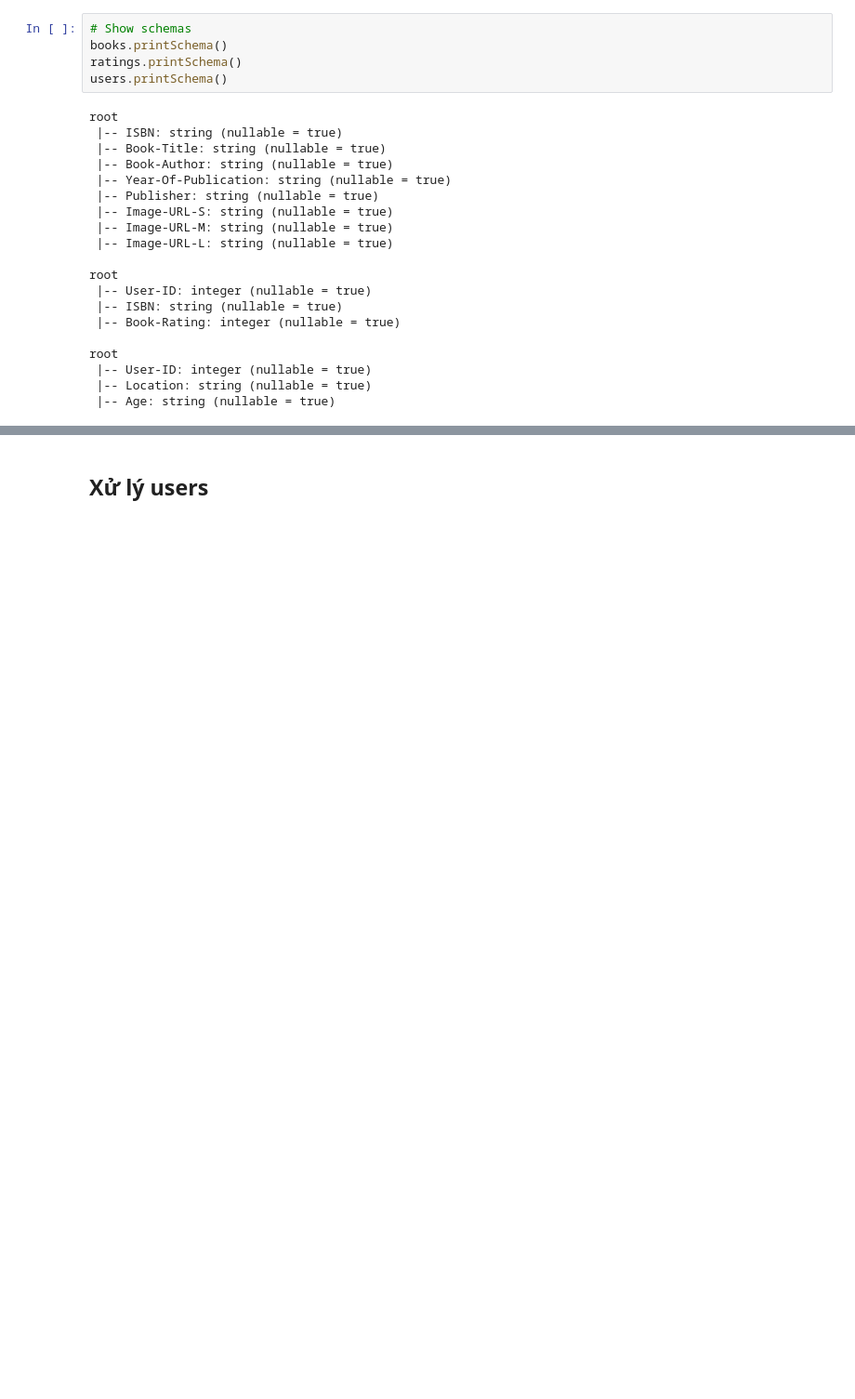
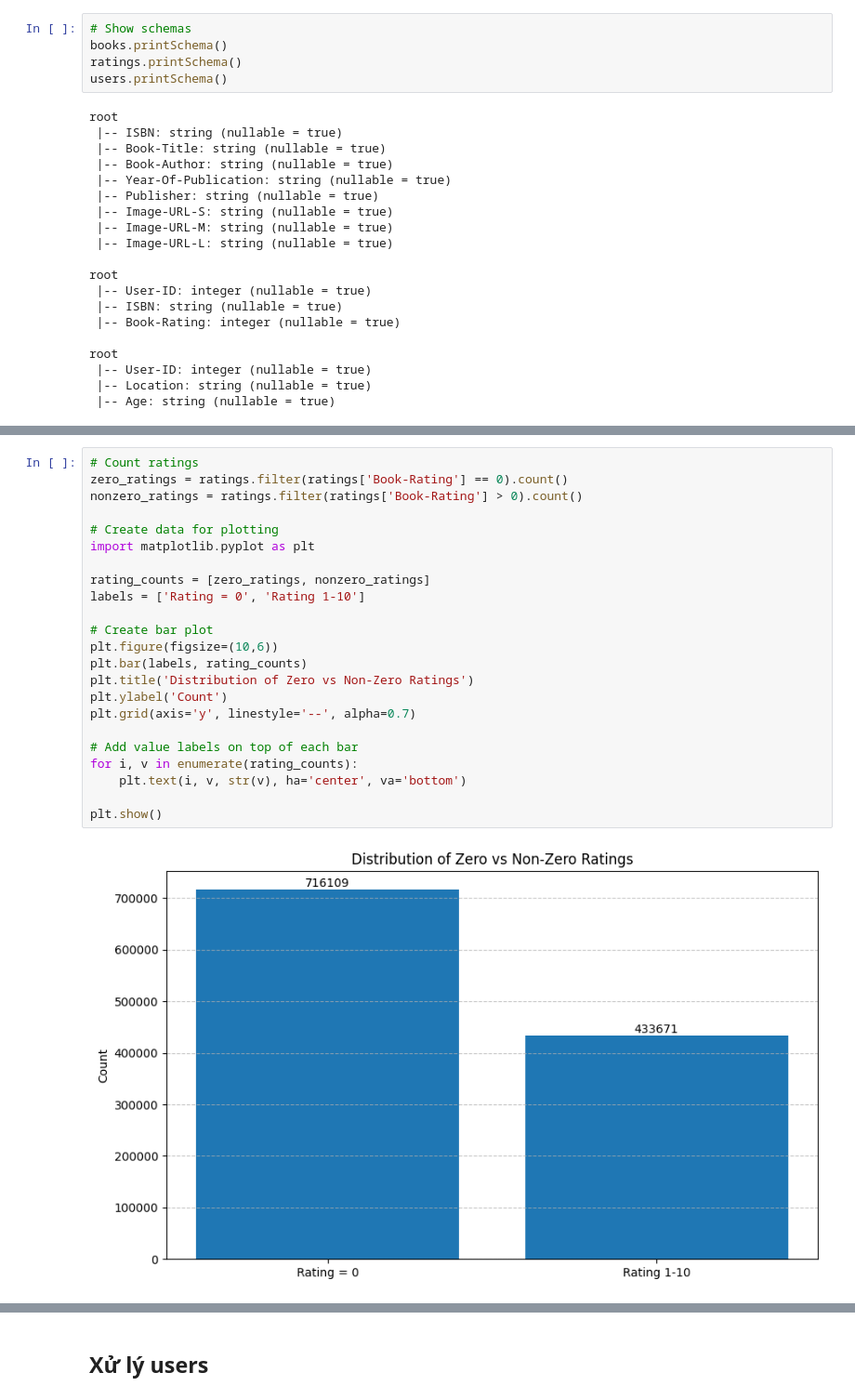
Before and after one commit to giahuy1310/bookrecommendation, a Jupyter notebook: BigData_off1.ipynb, the cells around one changed output, grey strips where cells are left out. Shown at 93% size. Drawn from its saved outputs; the diff is of its cells as text; blank space fills up the shorter version.

```diff
--- a/BigData_off1.ipynb
+++ b/BigData_off1.ipynb
@@ -135,0 +231,25 @@ books = books.withColumnRenamed("Book-Author", "Author")
+# %%
+# Count ratings
+zero_ratings = ratings.filter(ratings['Book-Rating'] == 0).count()
+nonzero_ratings = ratings.filter(ratings['Book-Rating'] > 0).count()
+
+# Create data for plotting
+import matplotlib.pyplot as plt
+
+rating_counts = [zero_ratings, nonzero_ratings]
+labels = ['Rating = 0', 'Rating 1-10']
+
+# Create bar plot
+plt.figure(figsize=(10,6))
+plt.bar(labels, rating_counts)
+plt.title('Distribution of Zero vs Non-Zero Ratings')
+plt.ylabel('Count')
+plt.grid(axis='y', linestyle='--', alpha=0.7)
+
+# Add value labels on top of each bar
+for i, v in enumerate(rating_counts):
+    plt.text(i, v, str(v), ha='center', va='bottom')
+
+plt.show()
+# %% [output]
+[figure, added]
```
Also changed, not shown: parts of 53 cells of this notebook, 1 other file.
